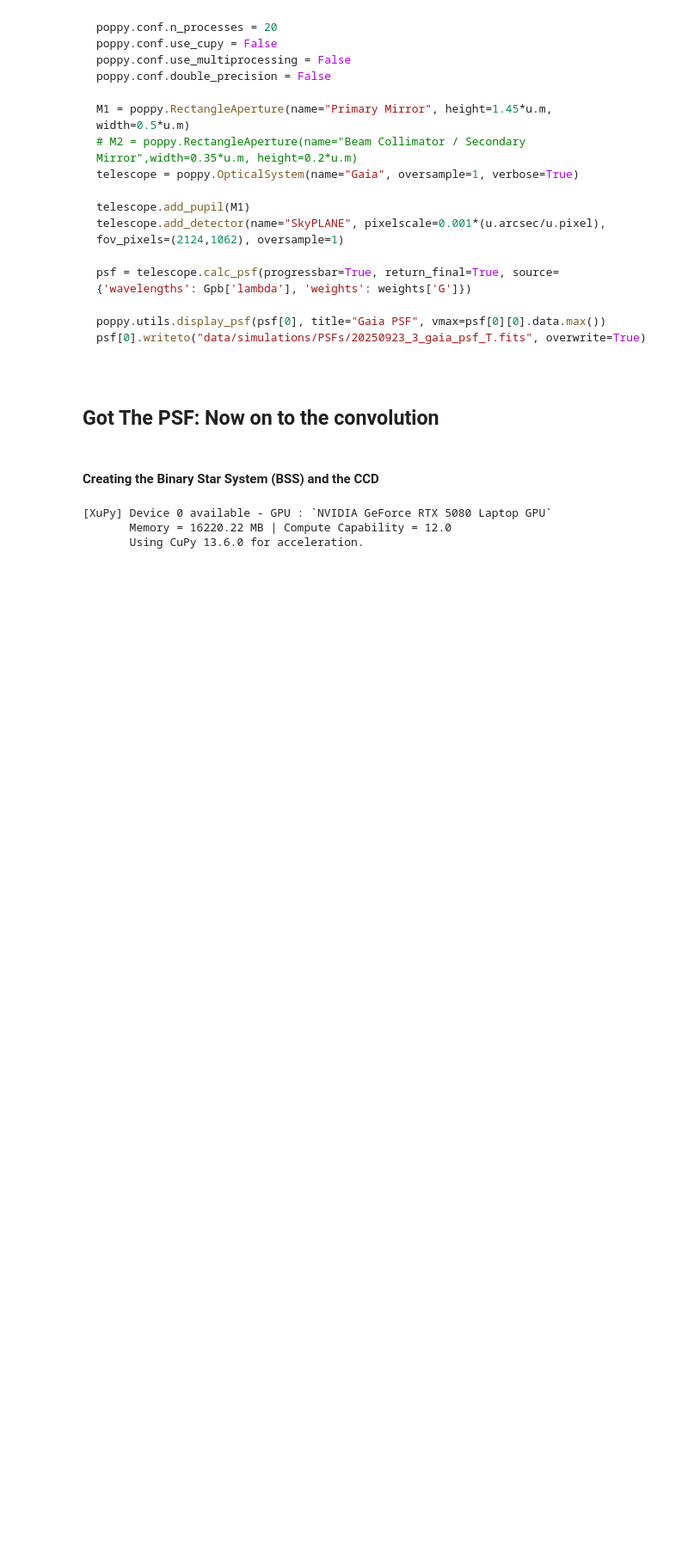
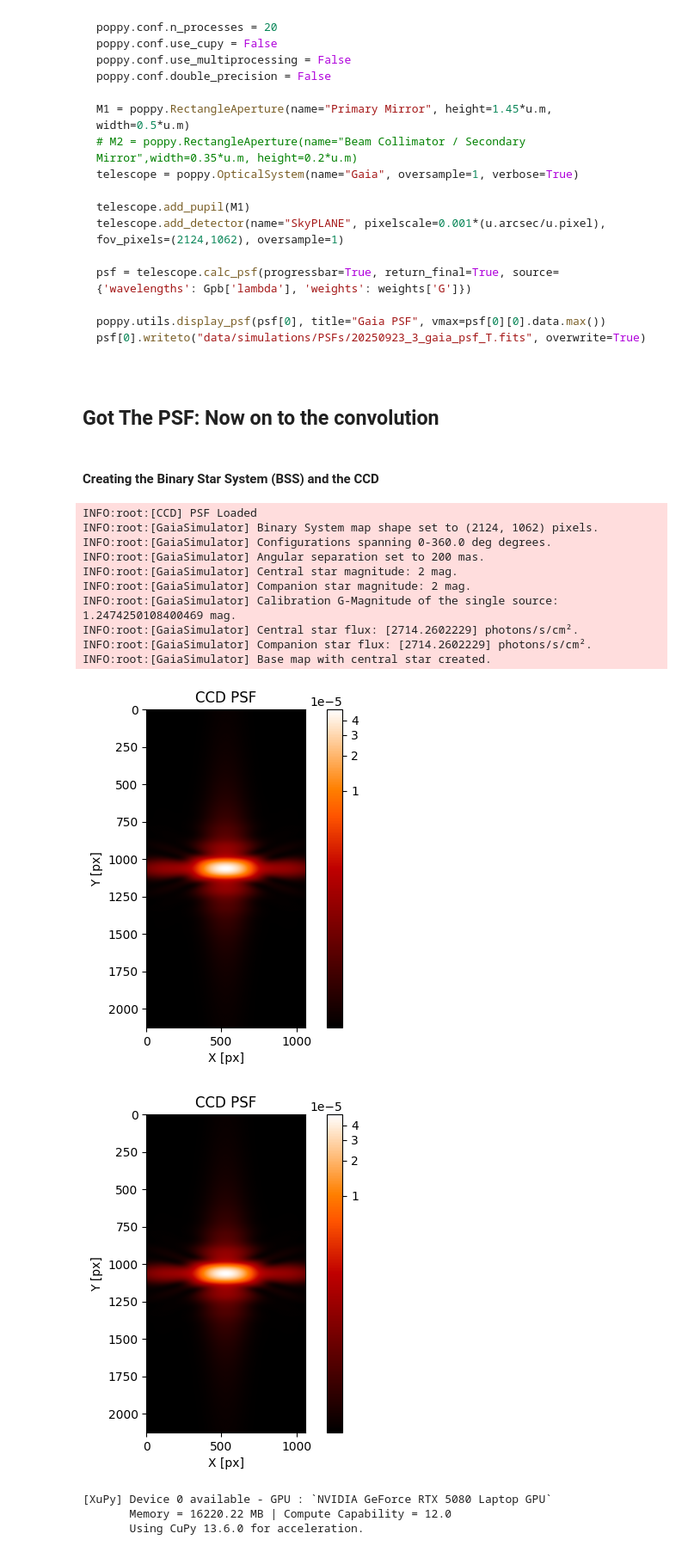
Before and after one commit to pietroferraiuolo/BINCAT, a Jupyter notebook: scripts/01-psf-simulation.ipynb, the cells around one changed output. Shown at 86% size. Drawn from its saved outputs; the diff is of its cells as text; code cells hidden in the pictures; blank space fills up the shorter version.

```diff
--- a/scripts/01-psf-simulation.ipynb
+++ b/scripts/01-psf-simulation.ipynb
@@ -52,10 +53,23 @@ psf[0].writeto("data/simulations/PSFs/20250923_3_gaia_psf_T.fits", overwrite=Tru
 # %% [markdown]
 #### Creating the **Binary Star System (BSS)** and the **CCD**
 # %%
-ccd = CCD(psf="data/simulations/PSFs/1062x2124_gpsf_T.fits", pixel_scale_x = 177*u.mas, pixel_scale_y = 59*u.mas)
+ccd = CCD(psf=os.path.join(root.PSF_DATA_PATH, '1062x2124_gpsf_T.fits'), pixel_scale_x = 177*u.mas, pixel_scale_y = 59*u.mas)
 bs = GaiaSimulator(ccd=ccd, M1=2, M2=2, distance=200, angle=360)
 
 ccd.display_psf()
+# %% [output]
+INFO:root:[CCD] PSF Loaded
+INFO:root:[GaiaSimulator] Binary System map shape set to (2124, 1062) pixels.
+INFO:root:[GaiaSimulator] Configurations spanning 0-360.0 deg degrees.
+INFO:root:[GaiaSimulator] Angular separation set to 200 mas.
+INFO:root:[GaiaSimulator] Central star magnitude: 2 mag.
+INFO:root:[GaiaSimulator] Companion star magnitude: 2 mag.
+INFO:root:[GaiaSimulator] Calibration G-Magnitude of the single source: 1.2474250108400469 mag.
+INFO:root:[GaiaSimulator] Central star flux: [2714.2602229] photons/s/cm².
+INFO:root:[GaiaSimulator] Companion star flux: [2714.2602229] photons/s/cm².
+INFO:root:[GaiaSimulator] Base map with central star created.
+[figure, added]
+[figure, added]
 # %%
 rbfactor = int(ccd.pxscale_y.value)
 ratio = int(1/ccd.pxscale_factor)
```
Also changed, not shown: parts of 1 cell of this notebook, 2 other files.
